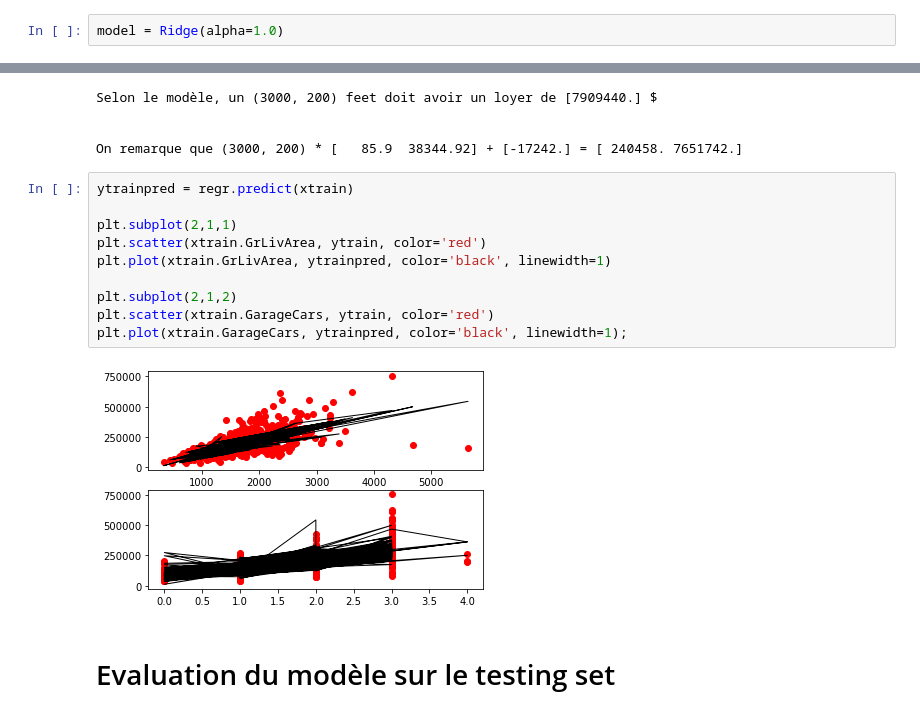
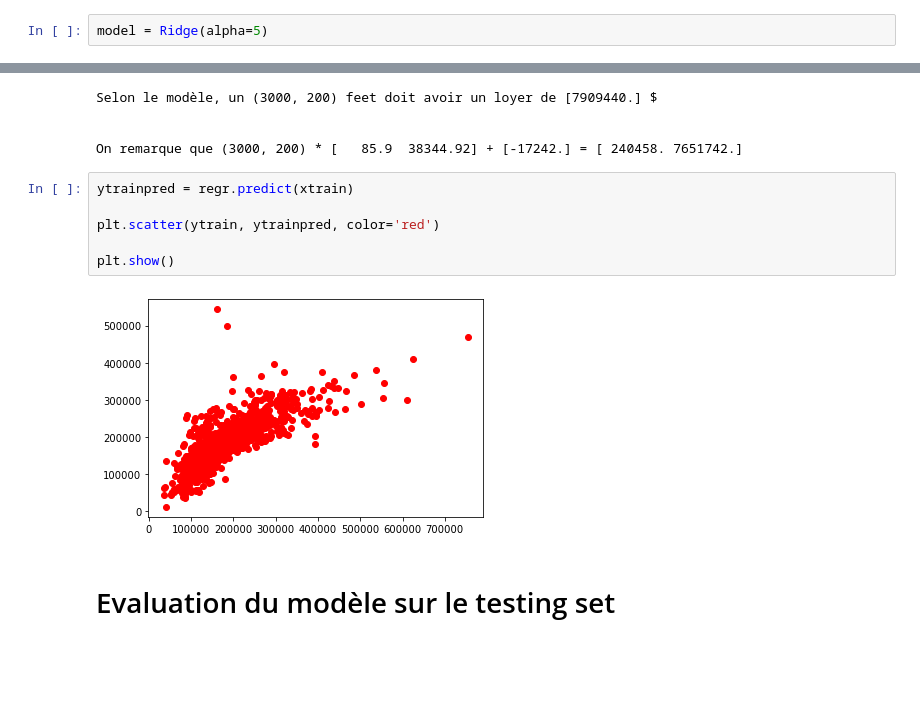
Before and after one commit to camillesauer/eda_maison, a Jupyter notebook: eda_maison.ipynb, the cells around one changed output, grey strips where cells are left out. Saved outputs shown, nothing was run; the diff lists cells and outputs as text; blank space fills up the shorter version.

```diff
--- a/eda_maison.ipynb
+++ b/eda_maison.ipynb
@@ -415,7 +435,7 @@ from sklearn.model_selection import train_test_split
 xtrain, xtest, ytrain, ytest = train_test_split(X, y, train_size=0.8)
 from sklearn.linear_model import Ridge
 # %%
-model = Ridge(alpha=1.0)
+model = Ridge(alpha=5)
 # %%
 model.fit(xtrain, ytrain)
 # %% [output]
@@ -450,18 +470,14 @@ Selon le modèle, un (3000, 200) feet doit avoir un loyer de [7909440.] $
 
 
 On remarque que (3000, 200) * [   85.9  38344.92] + [-17242.] = [ 240458. 7651742.]
-# %%
-ytrainpred = regr.predict(xtrain)
-
-plt.subplot(2,1,1)
-plt.scatter(xtrain.GrLivArea, ytrain, color='red')
-plt.plot(xtrain.GrLivArea, ytrainpred, color='black', linewidth=1)
-
-plt.subplot(2,1,2)
-plt.scatter(xtrain.GarageCars, ytrain, color='red')
-plt.plot(xtrain.GarageCars, ytrainpred, color='black', linewidth=1);
-# %% [output]
-[figure, removed]
+# %%
+ytrainpred = regr.predict(xtrain)
+
+plt.scatter(ytrain, ytrainpred, color='red')
+
+plt.show()
+# %% [output]
+[figure, added]
 # %% [markdown]
 # Evaluation du modèle sur le testing set
 # %%
```
Also changed, not shown: parts of 18 cells of this notebook.
